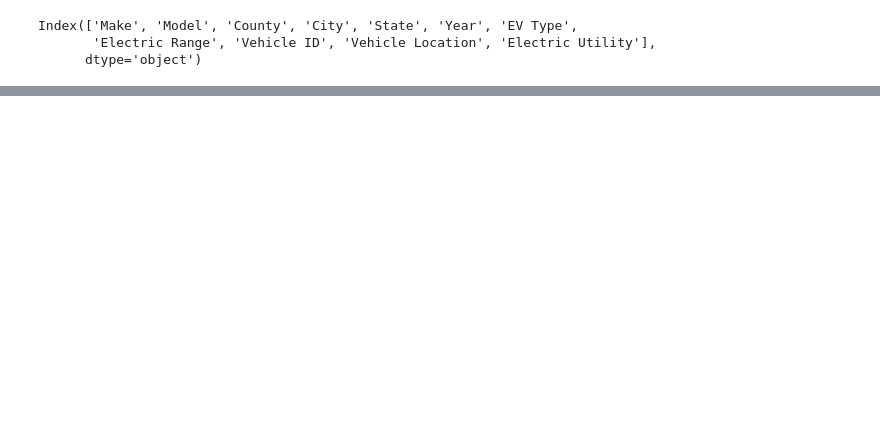
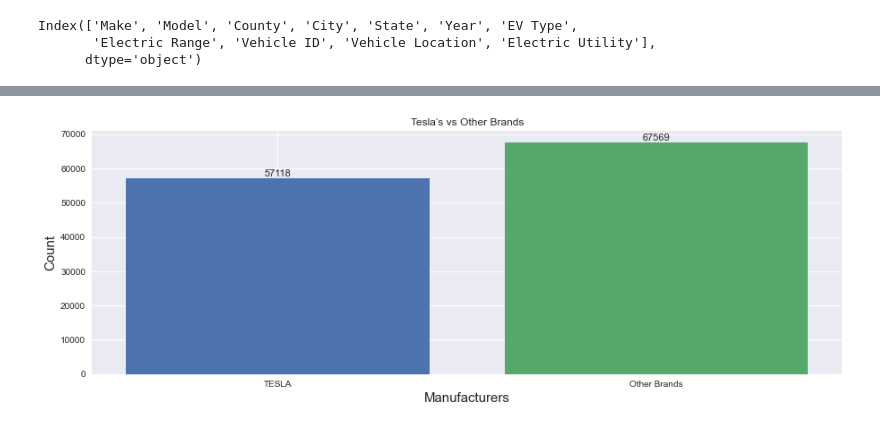
Before and after one commit to dcgray80/Data-Analytics-2023, a Jupyter notebook: Darren Gray Project.ipynb, the cells around one changed output, grey strips where cells are left out. Drawn from its saved outputs; the diff is of its cells as text; code cells hidden in the pictures; blank space fills up the shorter version.

```diff
--- a/Darren Gray Project.ipynb
+++ b/Darren Gray Project.ipynb
@@ -405,0 +388,43 @@ Name: Model, dtype: int64
+# %%
+# Creating the tesla_df dataframe to subset the data by make and
+# Outputting only vehicles sold by Tesla.
+tesla_df = EVs_by_Population[EVs_by_Population["Make"] == 'TESLA']
+
+# Creating the Others_df dataframe to subset the data by make and
+# Outputting only vehicles sold by brands other than Tesla.
+Others_df = EVs_by_Population[EVs_by_Population["Make"] != 'TESLA']
+
+# Defining the size of the graph.
+plt.figure(figsize = (15, 5))
+
+# Counting all Tesla models  registered.
+tesla_counts = tesla_df.Make.value_counts()
+
+# Counting all other models registered.
+others_counts = len(Others_df)
+
+# Defining how both bars count the data used for this plot.
+bars_t = plt.bar(tesla_counts.index, tesla_counts.values, label='Tesla')
+bars_o = plt.bar('Other Brands', others_counts, label='Other Brands')
+
+
+# Defining the axis labels and the size of the text in the axis labels.
+plt.xlabel('Manufacturers', fontsize=15)
+plt.ylabel('Count', fontsize=15)
+plt.title('Tesla’s vs Other Brands')
+
+# Displaying total values in text at the top of each data column.
+for bar in bars_t:
+    yval = bar.get_height()
+    plt.text(bar.get_x() + bar.get_width()/2.0, yval, int(yval),
+             ha='center', va='bottom', fontsize=11)
+
+    yval_o = bars_o[0].get_height()
+    plt.text(bars_o[0].get_x() + bars_o[0].get_width()/2.0, yval_o, int(yval_o),
+             ha='center', va='bottom', fontsize=11)
+
+plt.xticks(rotation = 0)
+
+plt.show()
+# %% [output]
+[figure, added]
```
Also changed, not shown: parts of 94 cells of this notebook.
